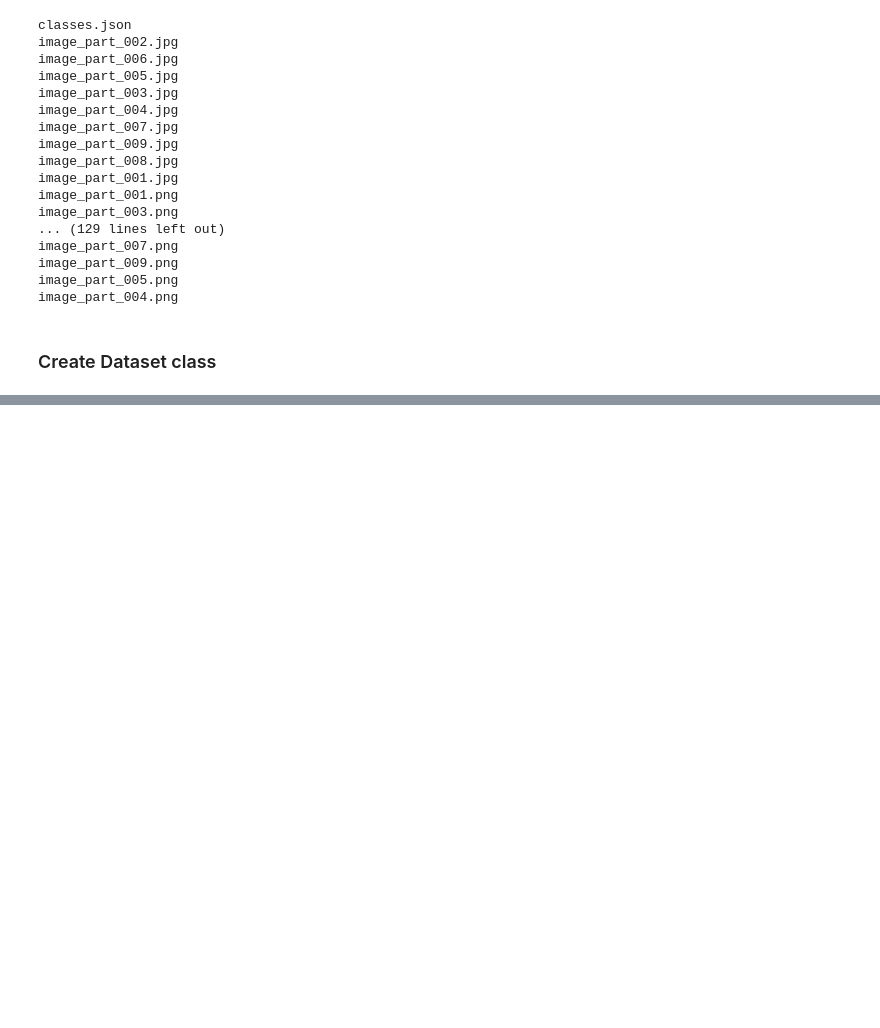
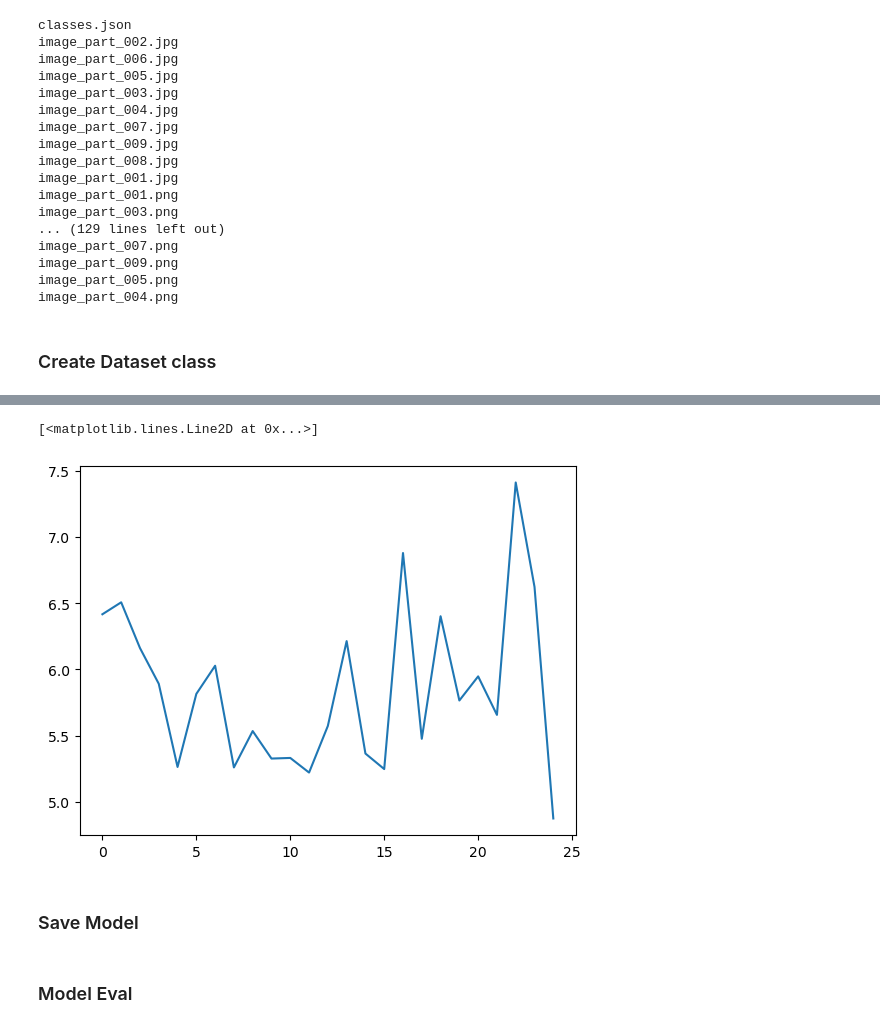
Before and after one commit to mridul3301/Segmantic-Segmentation, a Jupyter notebook: segmantic-segmentation-i.ipynb, the cells around one changed output, grey strips where cells are left out. Cells and saved outputs as stored; diff of their text form; code cells hidden in the pictures; blank space fills up the shorter version.

```diff
--- a/segmantic-segmentation-i.ipynb
+++ b/segmantic-segmentation-i.ipynb
@@ -207,0 +310,43 @@ train_ds[0]
+# %%
+for e in range(EPOCHS):
+    model.train()
+
+    running_train_loss, running_val_loss = 0, 0
+
+    for i, data in enumerate(train_dataloader):
+        image_i, mask_i = data
+        image = image_i.to(DEVICE)
+        mask = mask_i.to(DEVICE)
+
+        # reset gradients
+        optimizer.zero_grad()
+
+        # Forward pass
+        output = model(image.float())
+
+        # Calculate loss
+        train_loss = criterion(output.float(), mask.long())
+
+        # backpropagation
+        train_loss.backward()
+        optimizer.step()
+
+        running_train_loss += train_loss
+    train_losses.append(running_train_loss)
+
+
+    # Validation
+    model.eval()
+    with torch.no_grad():
+        for i, data in enumerate(val_dataloader):
+            image_i, mask_i = data
+            image = image_i.to(DEVICE)
+            mask = mask_i.to(DEVICE)
+
+            output = model(image.float())
+
+            val_loss = criterion(output.float(), mask.long())
+            running_val_loss += val_loss.item()
+
+        val_losses.append(running_val_loss)
+        print(f"Epoch : {e}, Train Loss : {running_train_loss}, Val Loss : {running_val_loss}")
@@ -207,0 +381,7 @@ train_ds[0]
+# %%
+plt.plot(val_losses)
+# %% [output]
+[<matplotlib.lines.Line2D at 0x...>]
+[figure, added]
+# %% [markdown]
+### Save Model
@@ -207,0 +392,2 @@ train_ds[0]
+# %% [markdown]
+### Model Eval
```
Also changed, not shown: parts of 47 cells of this notebook.
